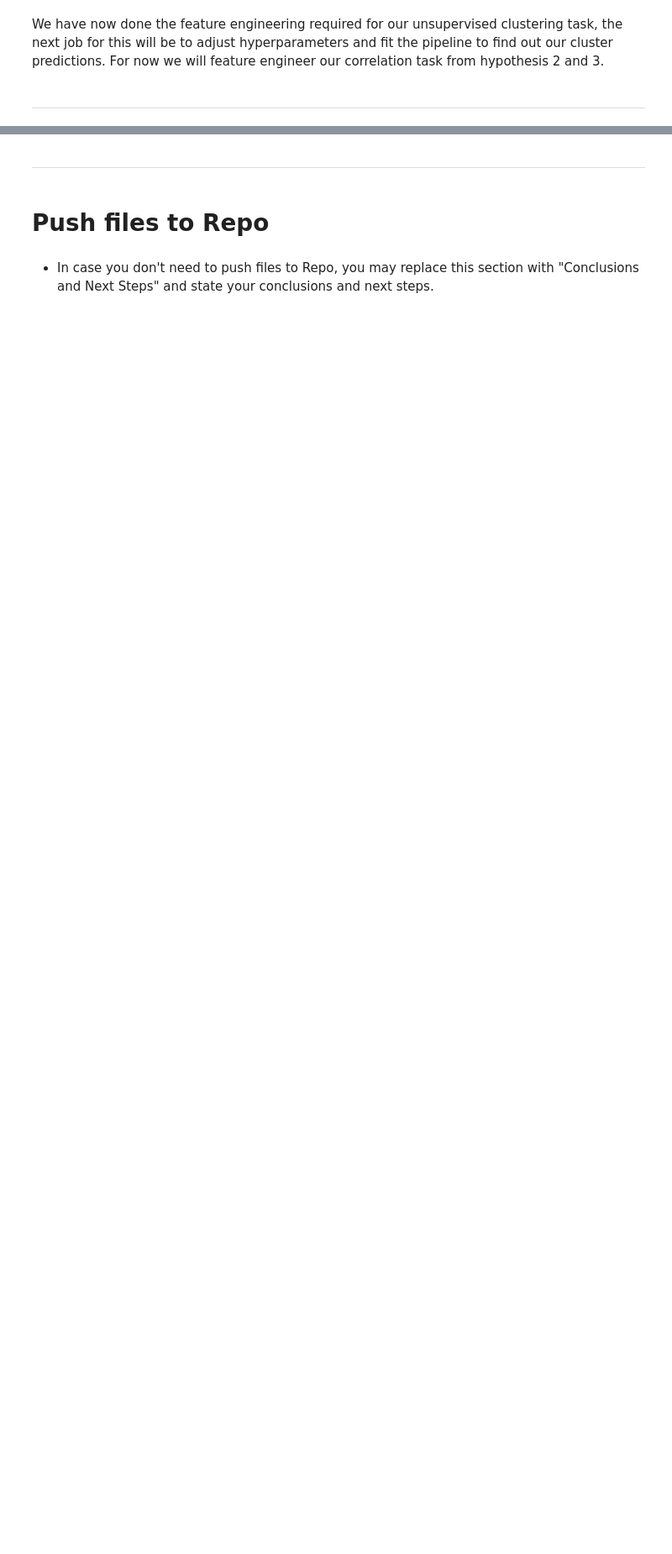
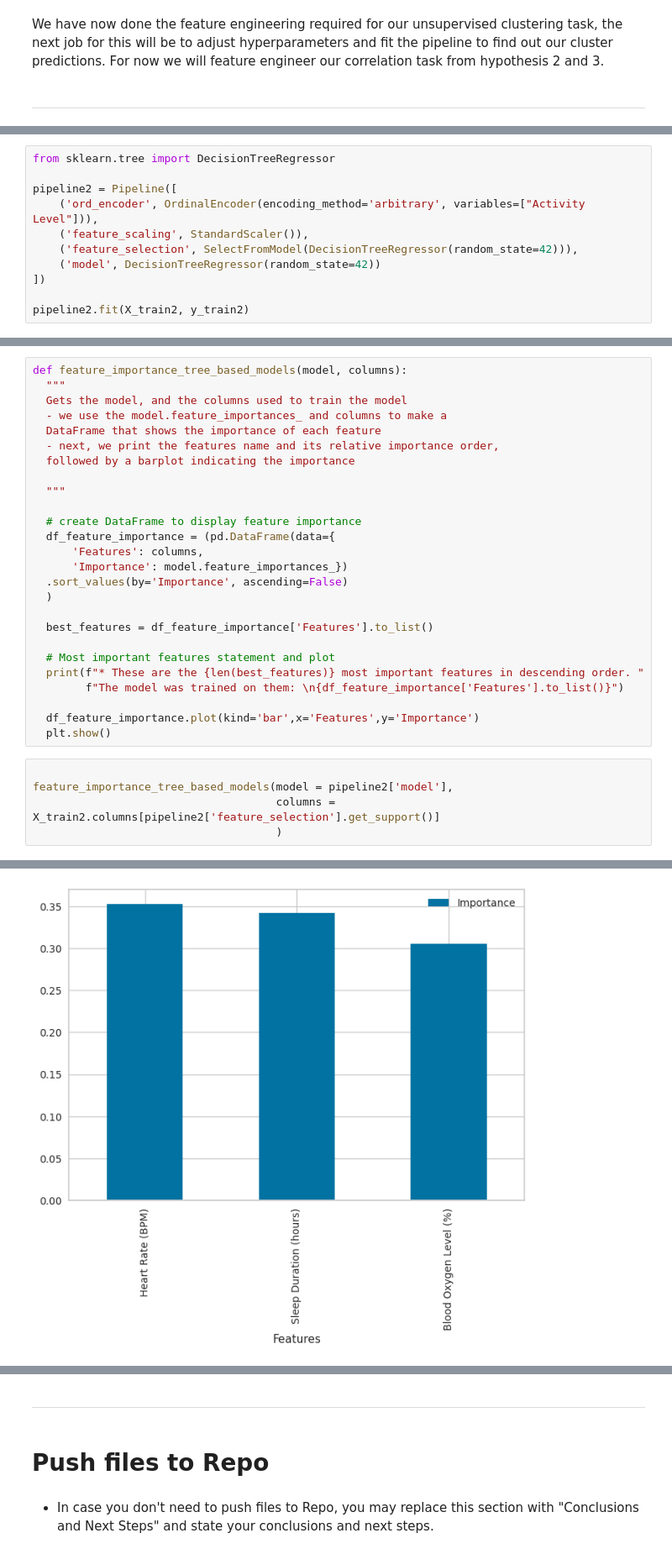
Before and after one commit to MaxBWiseman/Predictive_Analytics_Project, a Jupyter notebook: jupyter_notebooks/Feature_Engineering_Notebook.ipynb, the cells around one changed output, grey strips where cells are left out. Shown at 84% size. Drawn from its saved outputs; the diff is of its cells as text; blank space fills up the shorter version.

```diff
--- a/jupyter_notebooks/Feature_Engineering_Notebook.ipynb
+++ b/jupyter_notebooks/Feature_Engineering_Notebook.ipynb
@@ -524,0 +440,11 @@ We have now done the feature engineering required for our unsupervised clusterin
+# %%
+from sklearn.tree import DecisionTreeRegressor
+
+pipeline2 = Pipeline([
+    ('ord_encoder', OrdinalEncoder(encoding_method='arbitrary', variables=["Activity Level"])),
+    ('feature_scaling', StandardScaler()),
+    ('feature_selection', SelectFromModel(DecisionTreeRegressor(random_state=42))),
+    ('model', DecisionTreeRegressor(random_state=42))
+])
+
+pipeline2.fit(X_train2, y_train2)
@@ -524,0 +459,32 @@ We have now done the feature engineering required for our unsupervised clusterin
+# %%
+def feature_importance_tree_based_models(model, columns):
+  """
+  Gets the model, and the columns used to train the model
+  - we use the model.feature_importances_ and columns to make a
+  DataFrame that shows the importance of each feature
+  - next, we print the features name and its relative importance order,
+  followed by a barplot indicating the importance
+
+  """
+
+  # create DataFrame to display feature importance
+  df_feature_importance = (pd.DataFrame(data={
+      'Features': columns,
+      'Importance': model.feature_importances_})
+  .sort_values(by='Importance', ascending=False)
+  )
+
+  best_features = df_feature_importance['Features'].to_list()
+
+  # Most important features statement and plot
+  print(f"* These are the {len(best_features)} most important features in descending order. "
+        f"The model was trained on them: \n{df_feature_importance['Features'].to_list()}")
+
+  df_feature_importance.plot(kind='bar',x='Features',y='Importance')
+  plt.show()
+# %%
+
+feature_importance_tree_based_models(model = pipeline2['model'],
+                                     columns =  X_train2.columns[pipeline2['feature_selection'].get_support()]
+                                     )
+# %% [output]
@@ -524,0 +510 @@ We have now done the feature engineering required for our unsupervised clusterin
+[figure, added]
```
Also changed, not shown: parts of 28 cells of this notebook, 3 other files.
